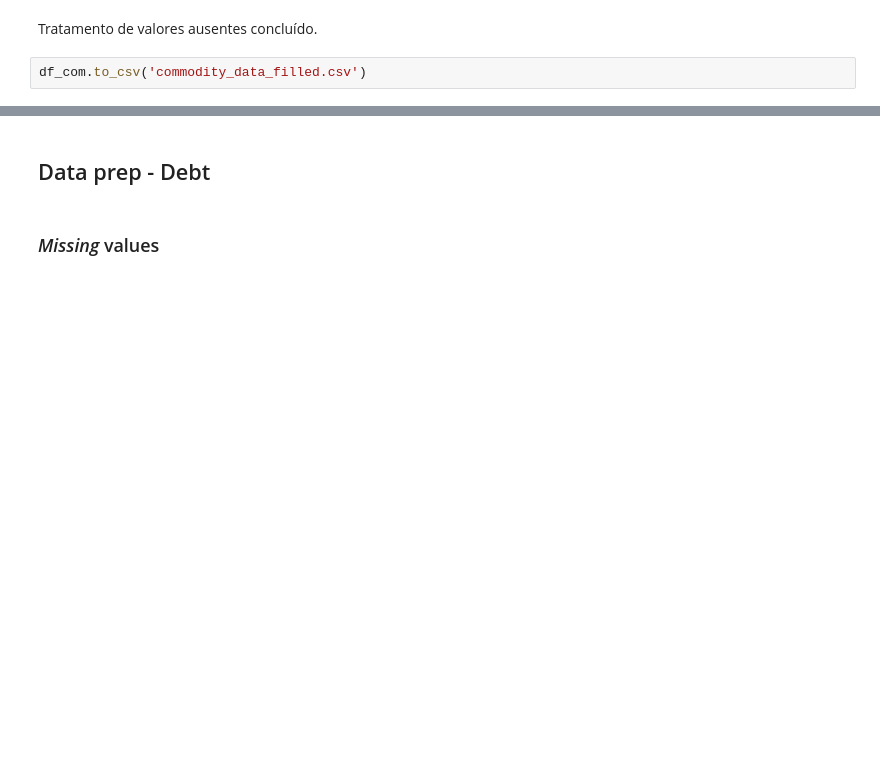
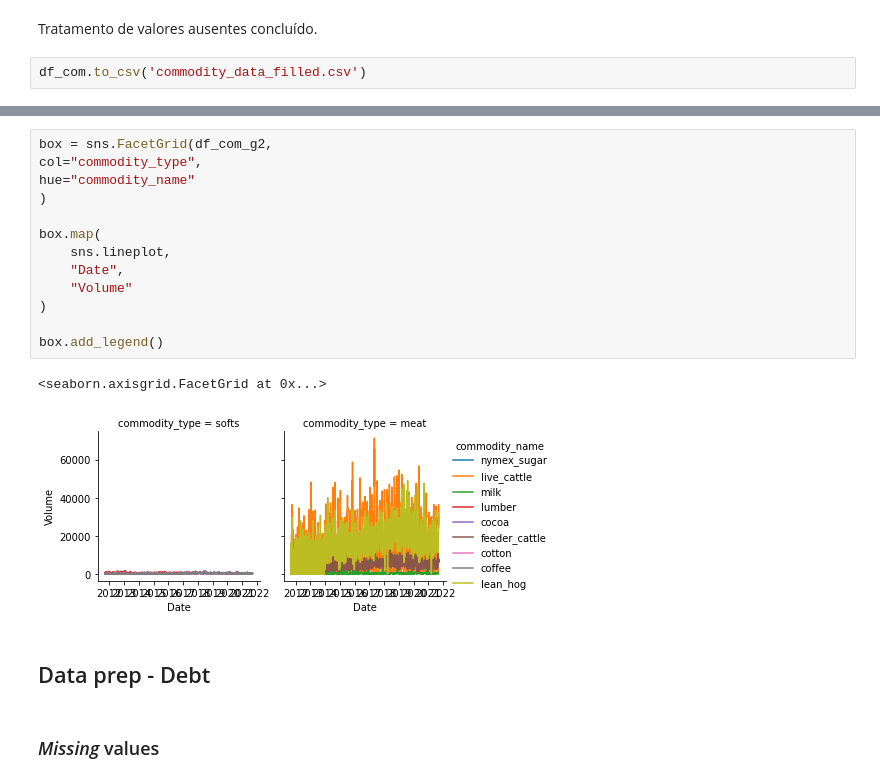
Before and after one commit to peterodactyl/commodities, a Jupyter notebook: dataset_play.ipynb, the cells around one changed output, grey strips where cells are left out. Drawn from its saved outputs; the diff is of its cells as text; blank space fills up the shorter version.

```diff
--- a/dataset_play.ipynb
+++ b/dataset_play.ipynb
@@ -477,3 +485,19 @@ box.add_legend()
+# %%
+box = sns.FacetGrid(df_com_g2,
+col="commodity_type",
+hue="commodity_name"
+)
+
+box.map(
+    sns.lineplot,
+    "Date",
+    "Volume"
+)
+
+box.add_legend()
+# %% [output]
+<seaborn.axisgrid.FacetGrid at 0x...>
+[figure, added]
 # %% [markdown]
 ## Data prep - Debt
 # %% [markdown]
```
Also changed, not shown: parts of 54 cells of this notebook, 1 other file.
